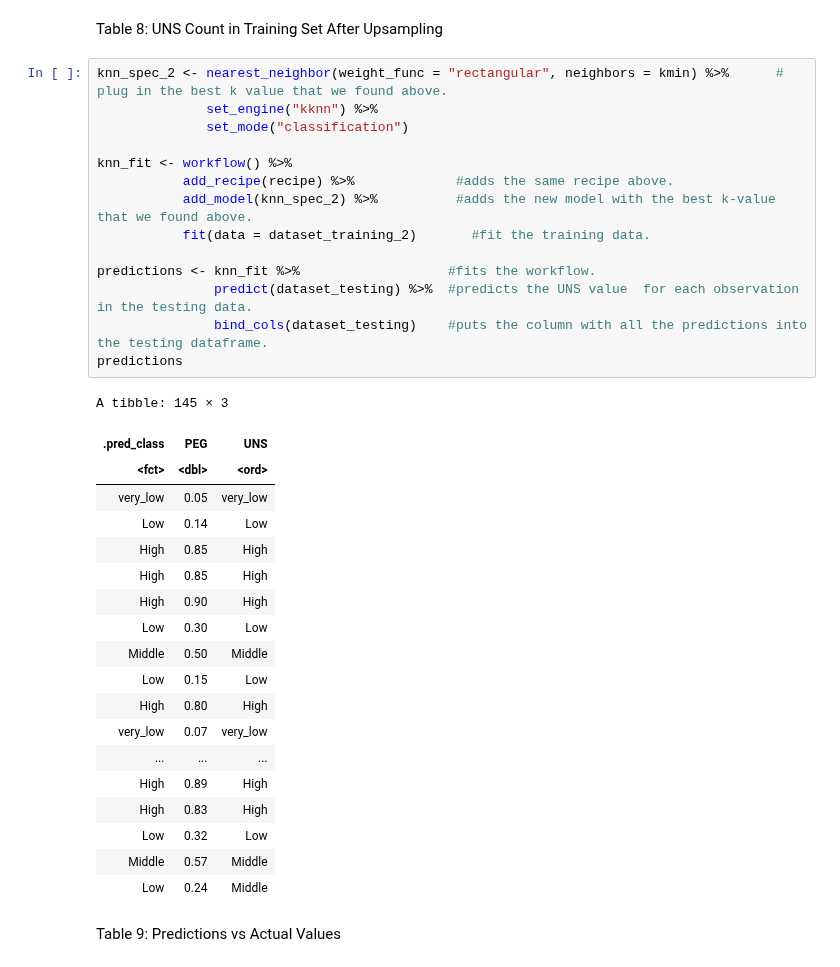
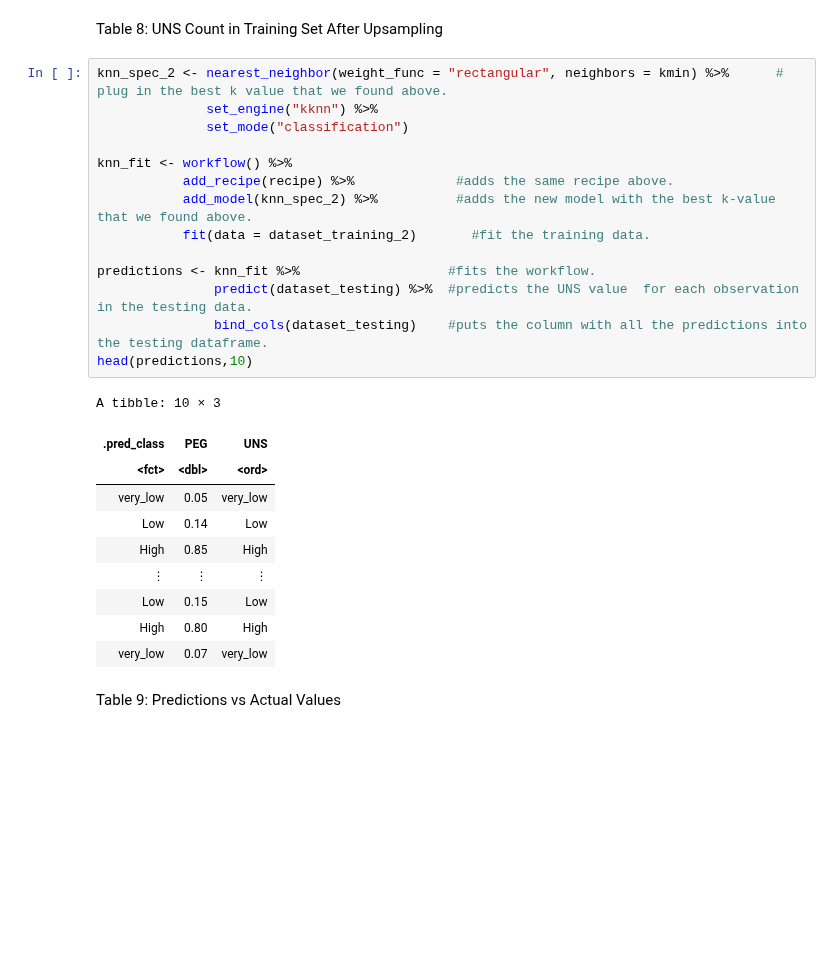
Before and after one commit to pgbenng/DSCI-Group-38-Project, a Jupyter notebook: proposal.ipynb, the cells around one changed output. Cells and saved outputs as stored; diff of their text form; blank space fills up the shorter version.

Commit message:
show only head of the data

```diff
--- a/proposal.ipynb
+++ b/proposal.ipynb
@@ -368,37 +312,28 @@ Table 8: UNS Count in Training Set After Upsampling
 # %%
 knn_spec_2 <- nearest_neighbor(weight_func = "rectangular", neighbors = kmin) %>%      # plug in the best k value that we found above.
               set_engine("kknn") %>%
               set_mode("classification")
 
 knn_fit <- workflow() %>%
            add_recipe(recipe) %>%             #adds the same recipe above.
            add_model(knn_spec_2) %>%          #adds the new model with the best k-value that we found above.
            fit(data = dataset_training_2)       #fit the training data.
 
 predictions <- knn_fit %>%                   #fits the workflow.
                predict(dataset_testing) %>%  #predicts the UNS value  for each observation in the testing data.
                bind_cols(dataset_testing)    #puts the column with all the predictions into the testing dataframe.
-predictions
+head(predictions,10)
 # %% [output]
-A tibble: 145 × 3
+A tibble: 10 × 3
 | .pred_class | PEG | UNS |
 | <fct> | <dbl> | <ord> |
 | very_low | 0.05 | very_low |
 | Low | 0.14 | Low |
 | High | 0.85 | High |
-| High | 0.85 | High |
-| High | 0.90 | High |
-| Low | 0.30 | Low |
-| Middle | 0.50 | Middle |
+| ⋮ | ⋮ | ⋮ |
 | Low | 0.15 | Low |
 | High | 0.80 | High |
 | very_low | 0.07 | very_low |
-| ... | ... | ... |
-| High | 0.89 | High |
-| High | 0.83 | High |
-| Low | 0.32 | Low |
-| Middle | 0.57 | Middle |
-| Low | 0.24 | Middle |
 # %% [markdown]
 Table 9: Predictions vs Actual Values
 # %%
```
Also changed, not shown: parts of 12 cells of this notebook.
